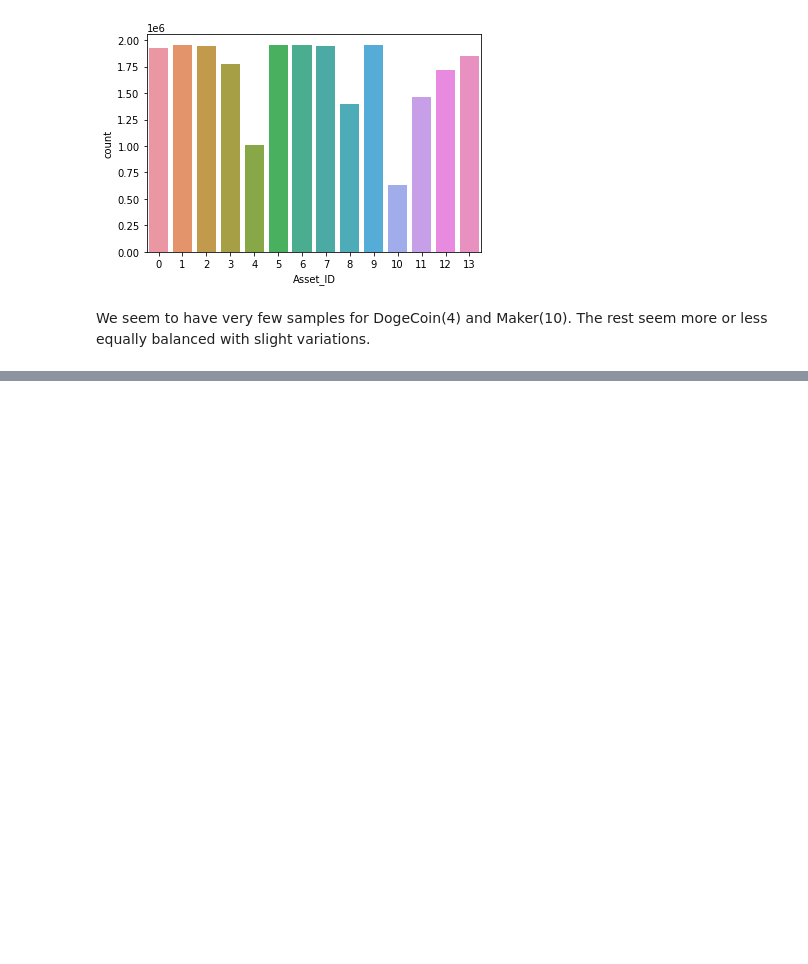
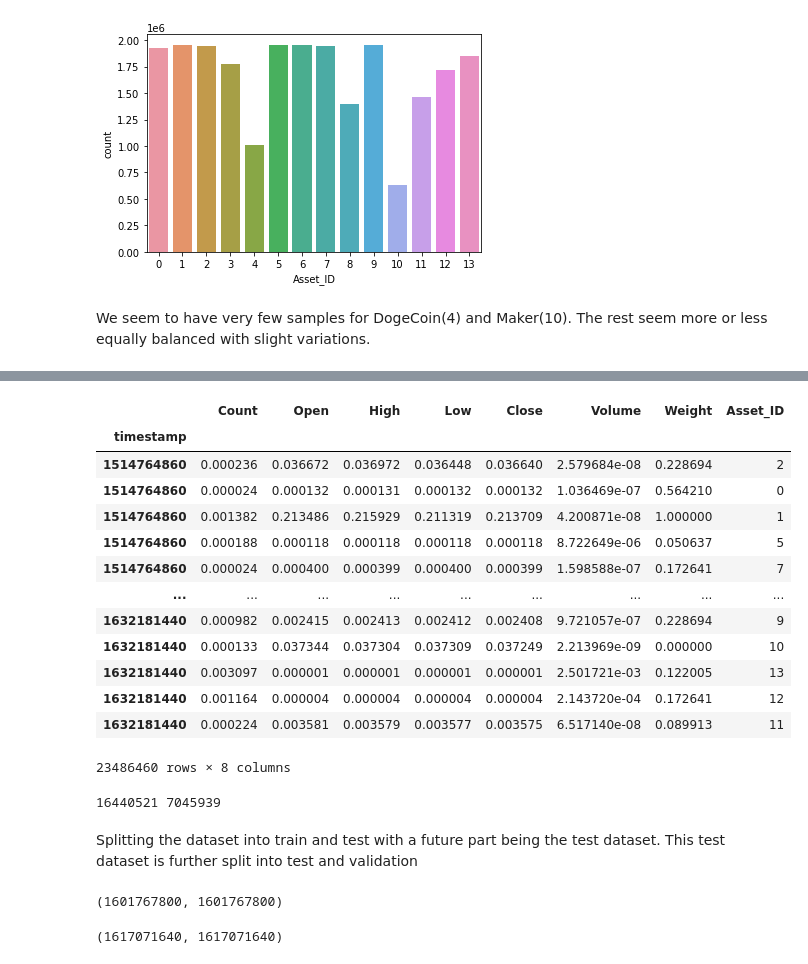
Before and after one commit to ashwiniyer176/G-Research-Crypto-Forecasting, a Jupyter notebook: notebooks/EDA.ipynb, the cells around one changed output, grey strips where cells are left out. Cells and saved outputs as stored; diff of their text form; code cells hidden in the pictures; blank space fills up the shorter version.

```diff
--- a/notebooks/EDA.ipynb
+++ b/notebooks/EDA.ipynb
@@ -80,0 +179,4 @@ We seem to have very few samples for DogeCoin(4) and Maker(10). The rest seem mo
+# %%
+for i in X.columns:
+    print(i)
+    X[i] = (X[i]-X[i].min())/(X[i].max()-X[i].min())
@@ -80,0 +192,8 @@ We seem to have very few samples for DogeCoin(4) and Maker(10). The rest seem mo
+# %%
+X.drop("VWAP",axis=1,inplace=True)
+X['timestamp']=df['timestamp']
+X['Asset_ID']=df['Asset_ID']
+# %%
+X.index=X['timestamp']
+# %%
+X.drop('timestamp',axis=1,inplace=True)
@@ -80,0 +212,23 @@ We seem to have very few samples for DogeCoin(4) and Maker(10). The rest seem mo
+# %%
+X
+# %% [output]
+|  | Count | Open | High | Low | Close | Volume | Weight | Asset_ID |
+| timestamp |  |  |  |  |  |  |  |  |
+| 1514764860 | 0.000236 | 0.036672 | 0.036972 | 0.036448 | 0.036640 | 2.579684e-08 | 0.228694 | 2 |
+| 1514764860 | 0.000024 | 0.000132 | 0.000131 | 0.000132 | 0.000132 | 1.036469e-07 | 0.564210 | 0 |
+| 1514764860 | 0.001382 | 0.213486 | 0.215929 | 0.211319 | 0.213709 | 4.200871e-08 | 1.000000 | 1 |
+| 1514764860 | 0.000188 | 0.000118 | 0.000118 | 0.000118 | 0.000118 | 8.722649e-06 | 0.050637 | 5 |
+| 1514764860 | 0.000024 | 0.000400 | 0.000399 | 0.000400 | 0.000399 | 1.598588e-07 | 0.172641 | 7 |
+| ... | ... | ... | ... | ... | ... | ... | ... | ... |
+| 1632181440 | 0.000982 | 0.002415 | 0.002413 | 0.002412 | 0.002408 | 9.721057e-07 | 0.228694 | 9 |
+| 1632181440 | 0.000133 | 0.037344 | 0.037304 | 0.037309 | 0.037249 | 2.213969e-09 | 0.000000 | 10 |
+| 1632181440 | 0.003097 | 0.000001 | 0.000001 | 0.000001 | 0.000001 | 2.501721e-03 | 0.122005 | 13 |
+| 1632181440 | 0.001164 | 0.000004 | 0.000004 | 0.000004 | 0.000004 | 2.143720e-04 | 0.172641 | 12 |
+| 1632181440 | 0.000224 | 0.003581 | 0.003579 | 0.003577 | 0.003575 | 6.517140e-08 | 0.089913 | 11 |
+23486460 rows × 8 columns
+# %%
+trainSize=int(0.7*len(X))
+testSize=int(len(X)-trainSize)
+print(trainSize,testSize)
+# %% [output]
+16440521 7045939
@@ -80,0 +240,10 @@ We seem to have very few samples for DogeCoin(4) and Maker(10). The rest seem mo
+# %% [markdown]
+Splitting the dataset into train and test with a future part being the test dataset. This test dataset is further split into test and validation
+# %%
+X_train.index.max(),X_val.index.min()
+# %% [output]
+(1601767800, 1601767800)
+# %%
+X_val.index.max(), X_test.index.min()
+# %% [output]
+(1617071640, 1617071640)
```
Also changed, not shown: parts of 15 cells of this notebook, 1 other file.
